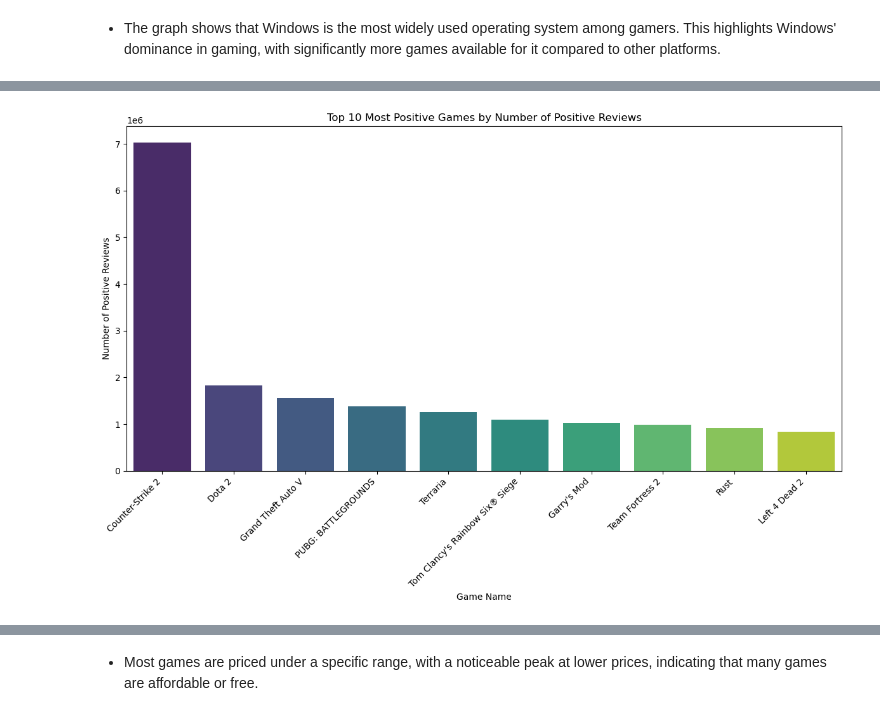
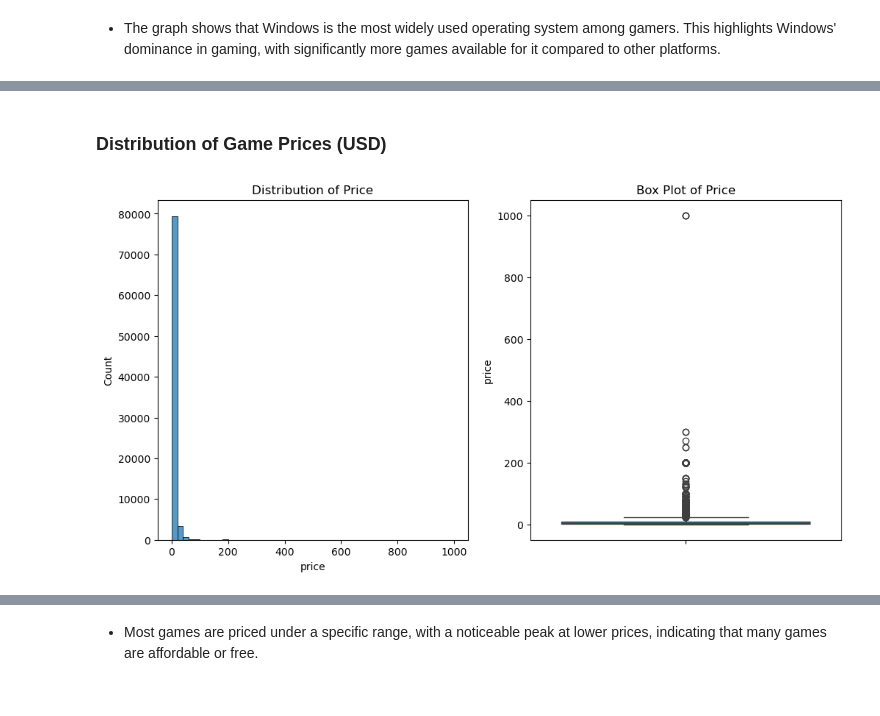
Before and after one commit to DylanNg2412/Python_Project_CU5, a Jupyter notebook: Capstone_Project.ipynb, the cells around one changed output, grey strips where cells are left out. Cells and saved outputs as stored; diff of their text form; code cells hidden in the pictures.

```diff
--- a/Capstone_Project.ipynb
+++ b/Capstone_Project.ipynb
@@ -399,19 +387,19 @@ Name: average_playtime_forever, Length: 83646, dtype: int64
-# %%
-# Sort the DataFrame by the 'positive' column (or 'pct_pos_total' if available) to get the top 10 most positive games
-top_10_positive_games = df.sort_values(by='positive', ascending=False).head(10)
-
-# Create the bar plot
-plt.figure(figsize=(12, 8))
-sns.barplot(x=top_10_positive_games['name'], y=top_10_positive_games['positive'], hue =top_10_positive_games['name'], palette='viridis')
-
-# Add title and labels
-plt.title('Top 10 Most Positive Games by Number of Positive Reviews')
-plt.xlabel('Game Name')
-plt.ylabel('Number of Positive Reviews')
-plt.xticks(rotation=45, ha='right')
-plt.tight_layout()
-
-plt.show()
-# %% [output]
-[figure, old version]
+# %% [markdown]
+### Distribution of Game Prices (USD)
+# %%
+plt.figure(figsize=(12, 6))
+
+# Histogram
+plt.subplot(1, 2, 1)
+sns.histplot(df['price'], bins = 50)
+plt.title('Distribution of Price')
+
+# Box plot
+plt.subplot(1, 2, 2)
+sns.boxplot(df['price'])
+plt.title('Box Plot of Price')
+
+plt.show()
+# %% [output]
+[figure, added]
 # %%
```
Also changed, not shown: parts of 80 cells of this notebook, 1 other file.
